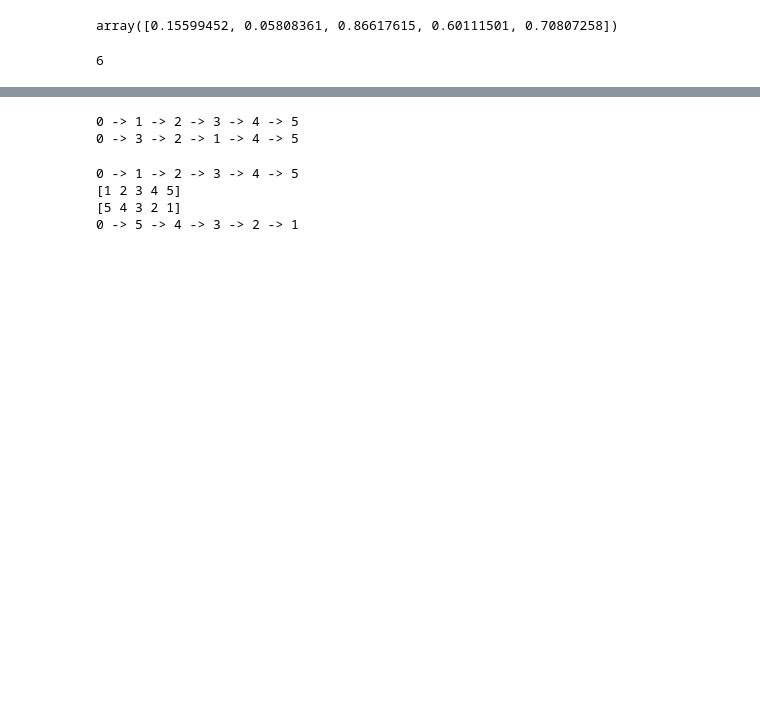
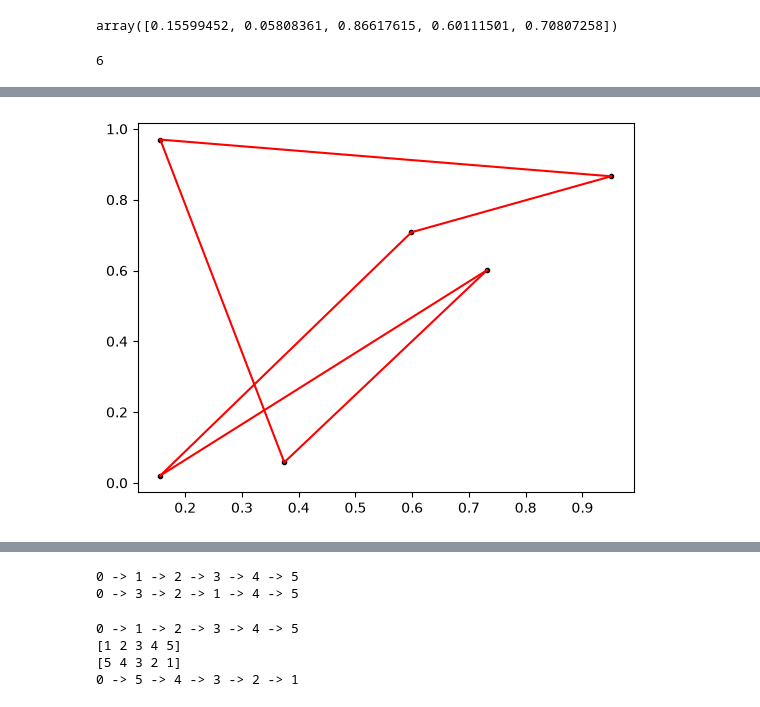
Before and after one commit to kienonline19/Optimization, a Jupyter notebook: Code/greedy_problems.ipynb, the cells around one changed output, grey strips where cells are left out. Saved outputs shown, nothing was run; the diff lists cells and outputs as text; code cells hidden in the pictures; blank space fills up the shorter version.

```diff
--- a/Code/greedy_problems.ipynb
+++ b/Code/greedy_problems.ipynb
@@ -107 +210,25 @@ display(cities, route)
+# %%
+probl = TSP(6, seed=42)
+probl.x
+
+probl.y
+
+probl.n
+
+route = probl.init_config()
+
+p1 = TSP(4)
+p2 = TSP(8)
+
+r1 = p1.init_config()
+r2 = p2.init_config()
+
+r1, r2
+
+probl.dist(0, 2)
+probl.cost(route)
+
+probl.display(route)
+# %% [output]
+[figure, added]
 # %%
```
Also changed, not shown: parts of 13 cells of this notebook.
